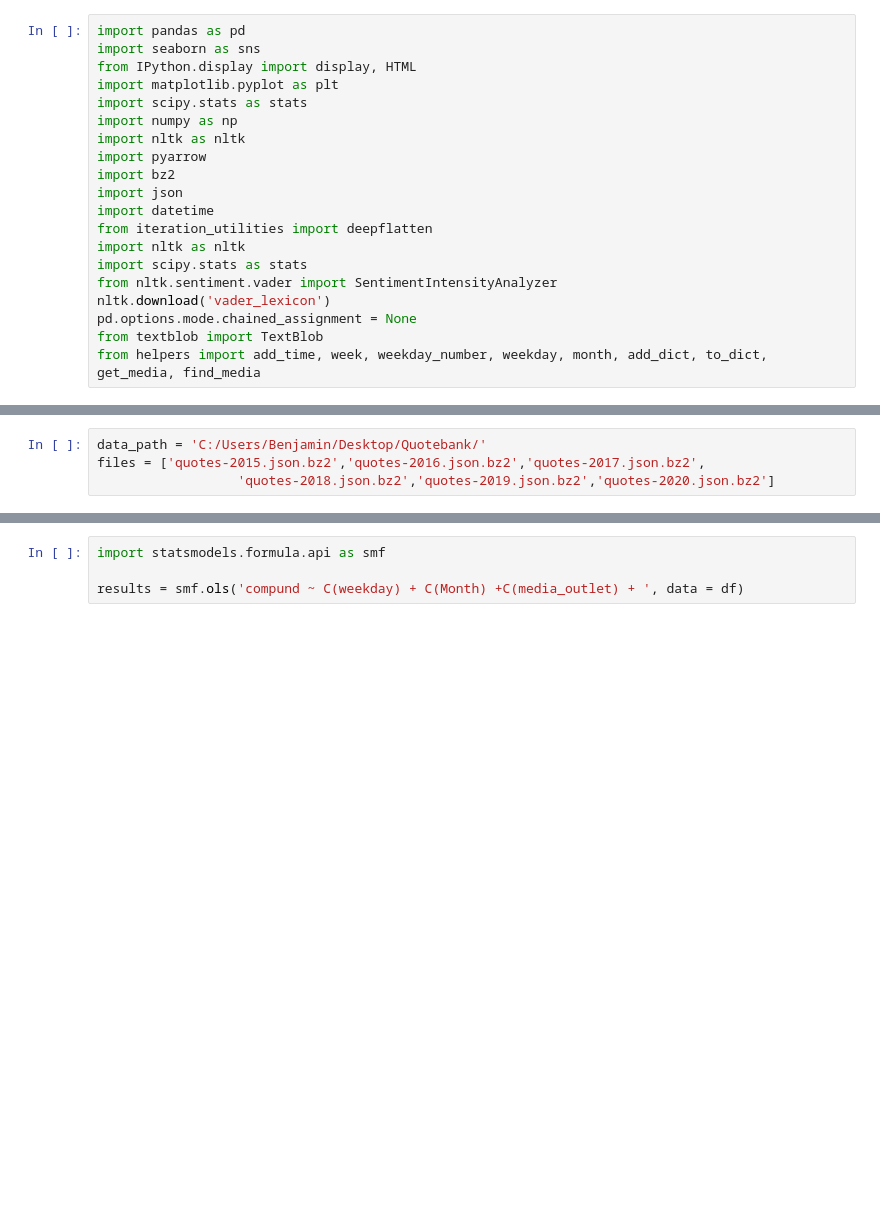
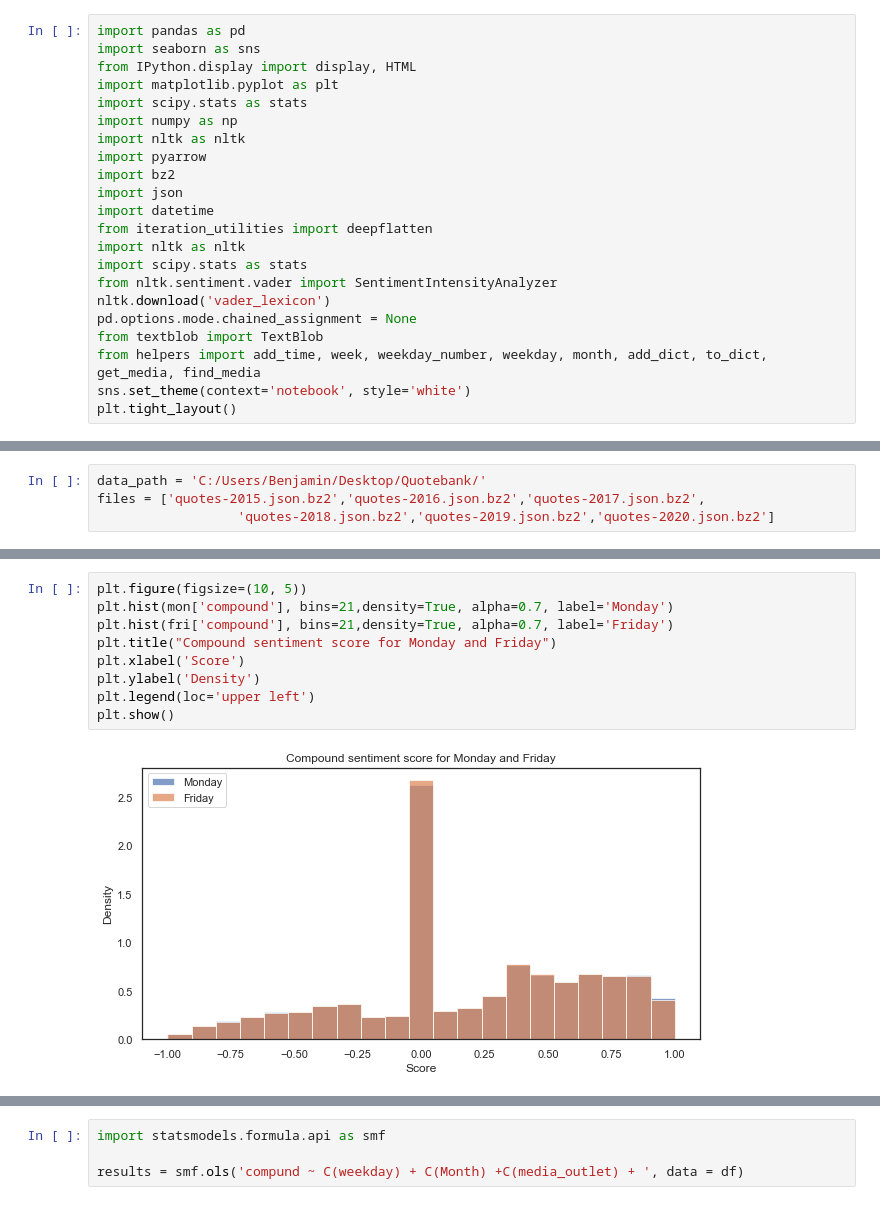
Before and after one commit to epfl-ada/ada-2021-project-gutta-boys, a Jupyter notebook: benjamin.ipynb, the cells around one changed output, grey strips where cells are left out. Saved outputs shown, nothing was run; the diff lists cells and outputs as text; blank space fills up the shorter version.

```diff
--- a/benjamin.ipynb
+++ b/benjamin.ipynb
@@ -18,6 +18,8 @@ nltk.download('vader_lexicon')
 pd.options.mode.chained_assignment = None
 from textblob import TextBlob
 from helpers import add_time, week, weekday_number, weekday, month, add_dict, to_dict, get_media, find_media
+sns.set_theme(context='notebook', style='white')
+plt.tight_layout()
 # %% [output]
 [nltk_data] Downloading package vader_lexicon to
 [nltk_data]     C:\Users\Benjamin\AppData\Roaming\nltk_data...
@@ -83,0 +157,11 @@ TypeError: can only concatenate str (not "int") to str
+# %%
+plt.figure(figsize=(10, 5))
+plt.hist(mon['compound'], bins=21,density=True, alpha=0.7, label='Monday')
+plt.hist(fri['compound'], bins=21,density=True, alpha=0.7, label='Friday')
+plt.title("Compound sentiment score for Monday and Friday")
+plt.xlabel('Score')
+plt.ylabel('Density')
+plt.legend(loc='upper left')
+plt.show()
+# %% [output]
+[figure, added]
```
Also changed, not shown: parts of 13 cells of this notebook.
